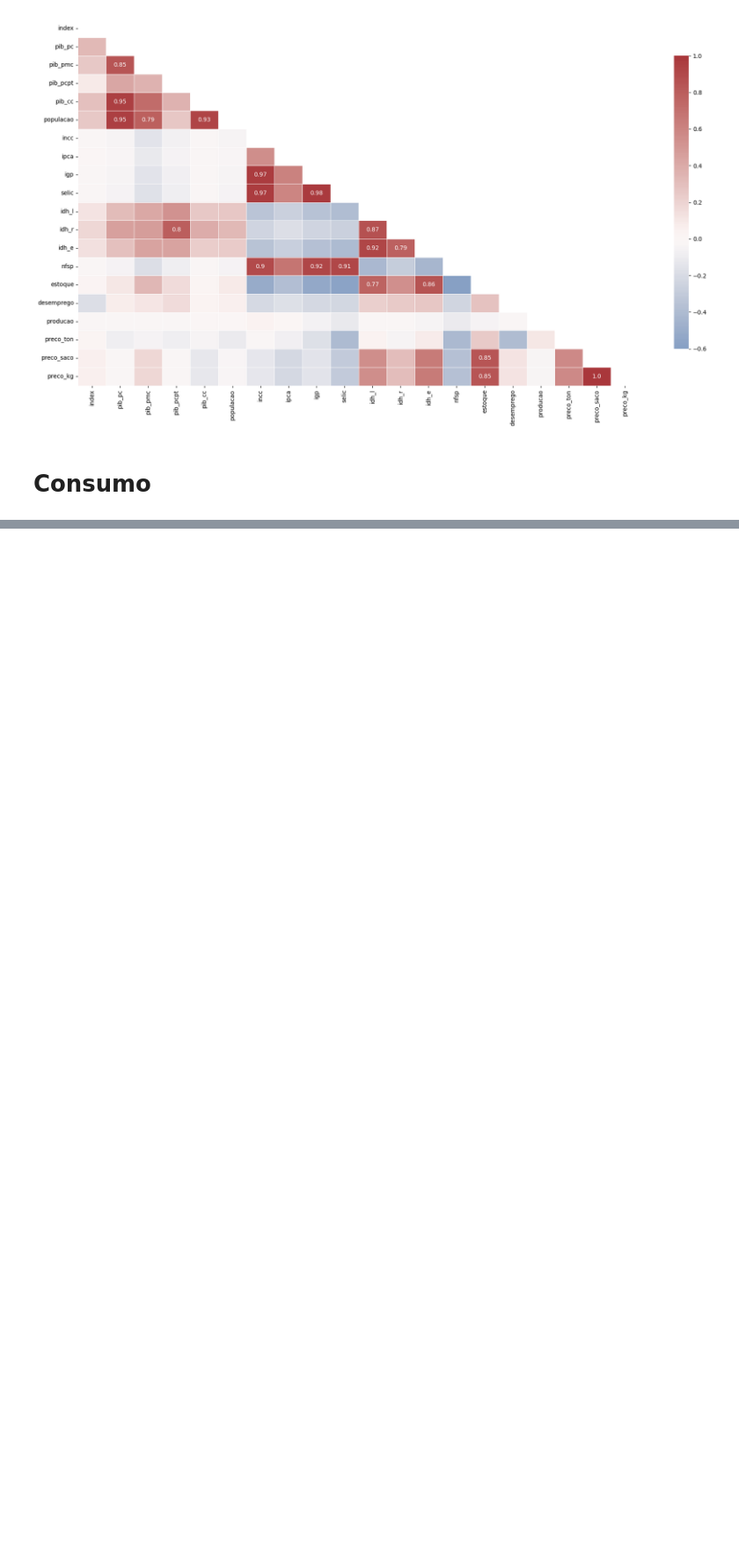
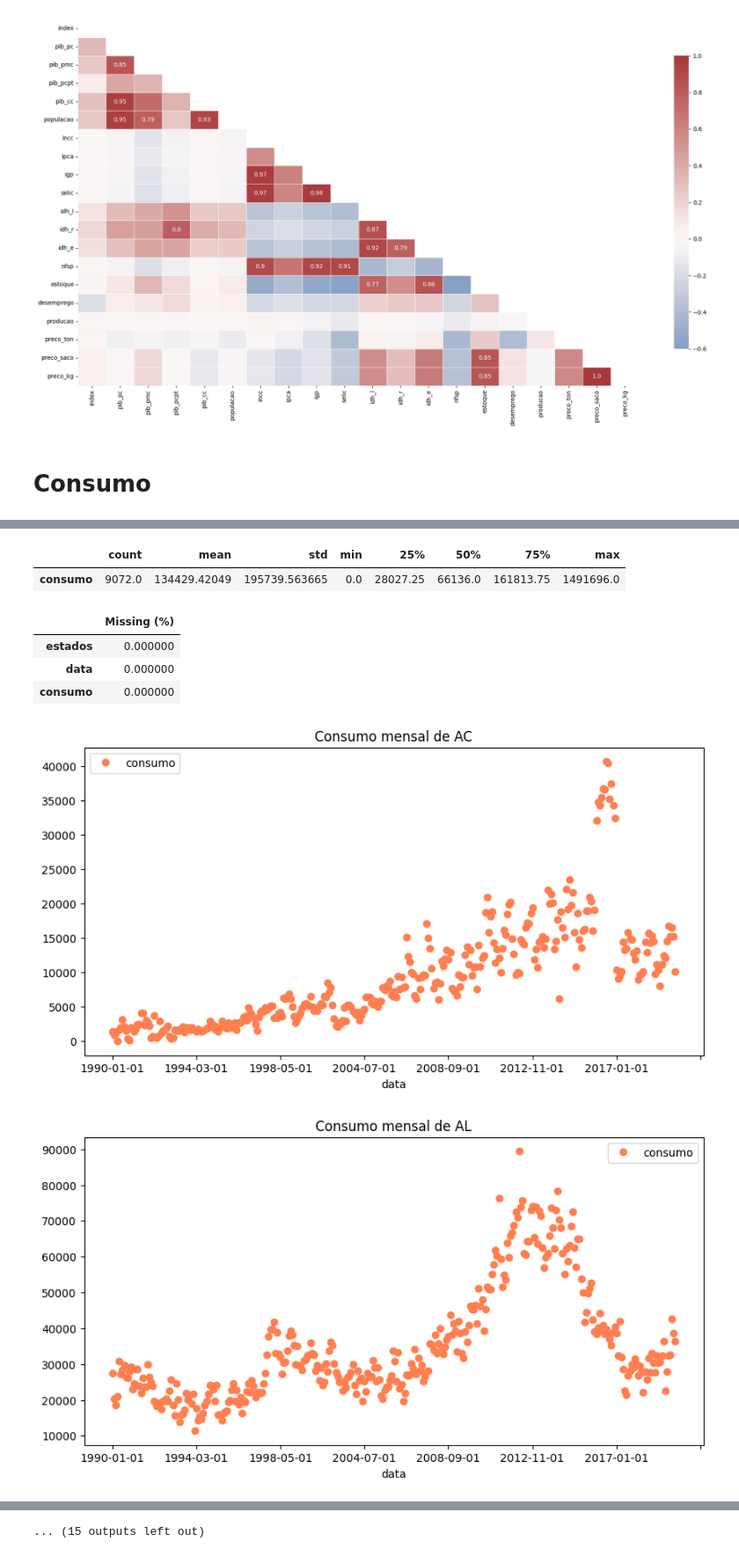
Before and after one commit to LeiteJu/TCC, a Jupyter notebook: notebooks/eda.ipynb, the cells around one changed output, grey strips where cells are left out. Shown at 88% size. Cells and saved outputs as stored; diff of their text form; code cells hidden in the pictures; blank space fills up the shorter version.

```diff
--- a/notebooks/eda.ipynb
+++ b/notebooks/eda.ipynb
@@ -207,14 +191,0 @@ df = df.set_index("data")
-# %%
-plt.figure(figsize=(24,45))
-
-for state in range(27):
-
-    plt.subplot(9,3,state+1)
-
-    plt.title (f"Consumo do estado {SIGLAS[state]}")
-
-    consumo = df[SIGLAS[state]]
-
-    plt.scatter(df.index,df[SIGLAS[state]], color="coral")
-
-plt.show()
@@ -222,0 +205,14 @@ plt.show()
+# %%
+df.describe().T
+# %% [output]
+|  | count | mean | std | min | 25% | 50% | 75% | max |
+| consumo | 9072.0 | 134429.42049 | 195739.563665 | 0.0 | 28027.25 | 66136.0 | 161813.75 | 1491696.0 |
+# %%
+(df.isna().sum()/df.shape[0] * 100).sort_values(ascending=False).to_frame(
+    name="Missing (%)"
+).style.background_gradient(cmap="Reds")
+# %% [output]
+|  | Missing (%) |
+| estados | 0.000000 |
+| data | 0.000000 |
+| consumo | 0.000000 |
@@ -222,0 +221,11 @@ plt.show()
+# %%
+for state in range(27):
+
+    df[df['estados'] == SIGLAS[state]].plot(figsize=(10,5), linestyle=" ", marker="o", color="coral", title=f"Consumo mensal de {SIGLAS[state]}")
+
+    #aux = df[df['estados'] == SIGLAS[state]].copy()
+
+    #plt.scatter(aux.index,aux['consumo'], color="coral")
+# %% [output]
+[figure, added]
+[figure, added]
@@ -222,0 +242 @@ plt.show()
+... (15 outputs left out)
```
Also changed, not shown: parts of 10 cells of this notebook.
